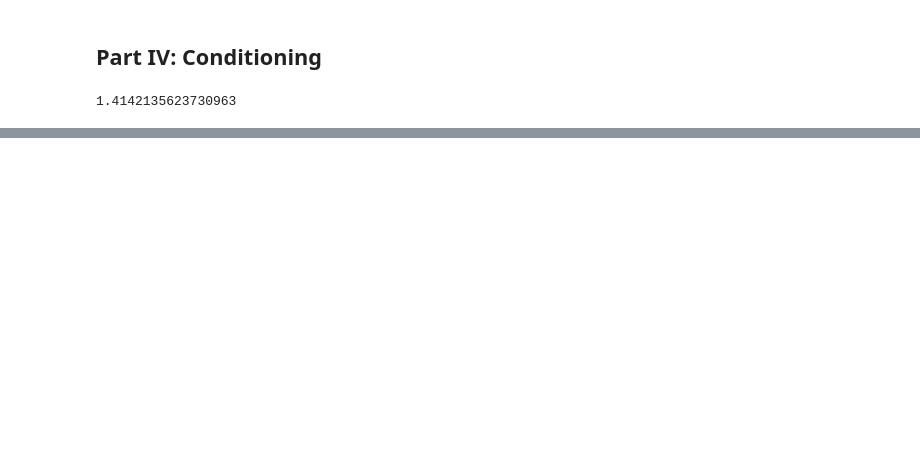
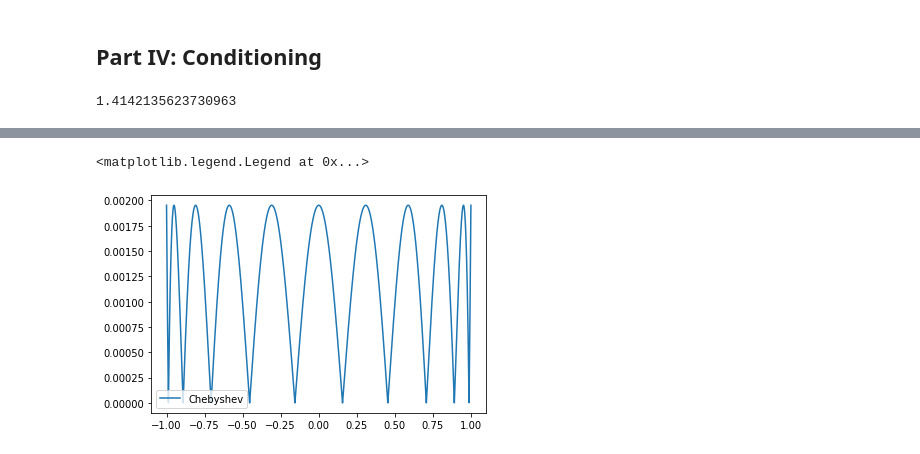
Before and after one commit to inducer/numerics-notes, a Jupyter notebook: demos/interpolation/Chebyshev interpolation.ipynb, the cells around one changed output, grey strips where cells are left out. Cells and saved outputs as stored; diff of their text form; code cells hidden in the pictures; blank space fills up the shorter version.

```diff
--- a/demos/interpolation/Chebyshev interpolation.ipynb
+++ b/demos/interpolation/Chebyshev interpolation.ipynb
@@ -119,0 +136,27 @@ la.cond(V)
+# %%
+def plot_err_prod(nodes, label):
+    eval_pts = np.linspace(-1, 1, 30000)
+
+    product = 1
+    for xi in nodes:
+        product = product*(eval_pts-xi)
+    pt.plot(eval_pts, np.abs(product), label=label)
+# %%
+n = 10 # crank up
+
+i = np.arange(n, dtype=np.float64)
+cheb_nodes = np.cos((2*(i+1)-1)/(2*n)*np.pi)
+plot_err_prod(cheb_nodes, label="Chebyshev")
+
+if 0:
+    nodes = np.linspace(-1, 1, n)
+    plot_err_prod(nodes, label="equispaced")
+elif 0:
+    nodes = cheb_nodes.copy()
+    nodes[3] += 0.1
+    plot_err_prod(nodes, label="Perturbed")
+
+pt.legend()
+# %% [output]
+<matplotlib.legend.Legend at 0x...>
+[figure, added]
```
Also changed, not shown: parts of 7 cells of this notebook, 1 other file.
